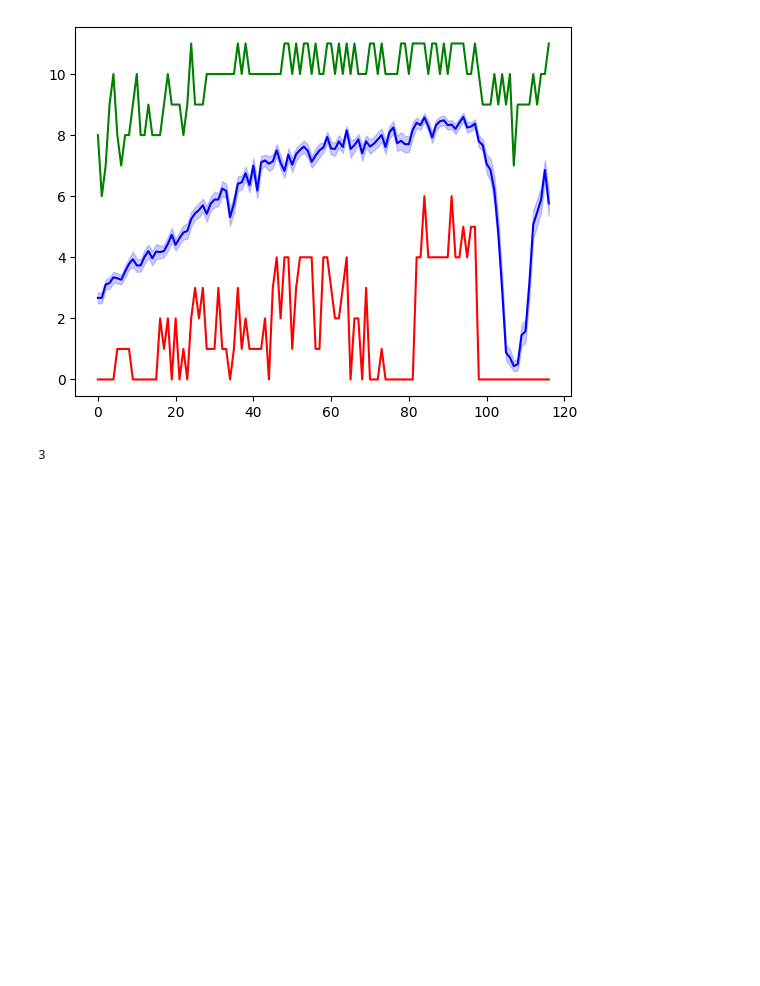
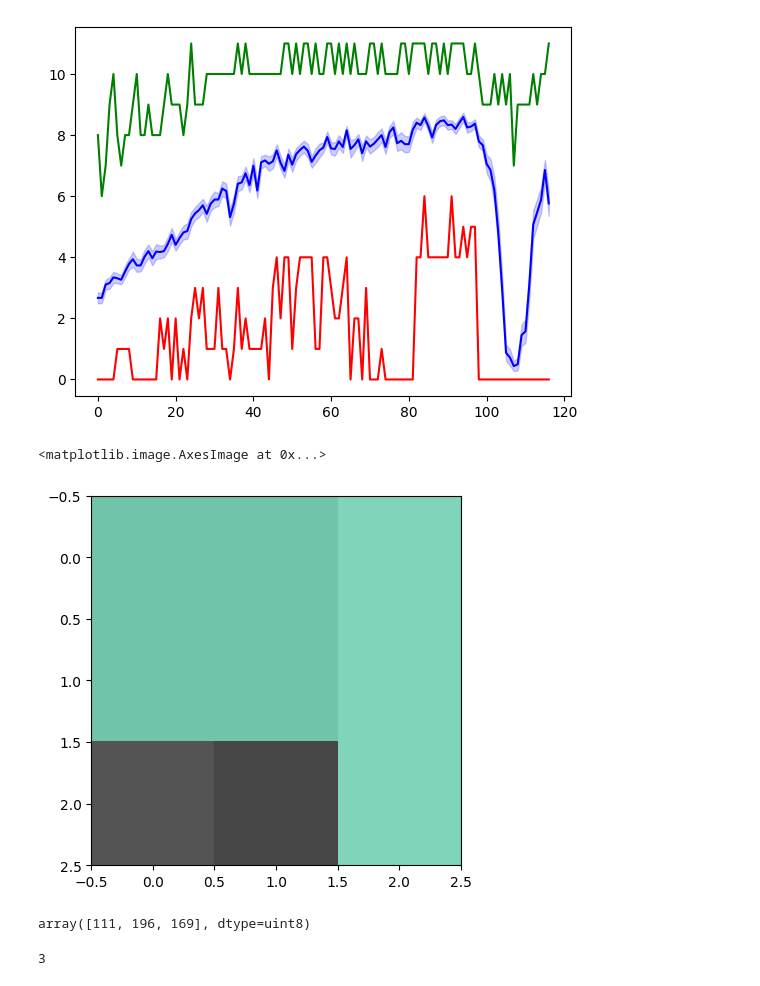
Before and after one commit to akarshkumar0101/exploration-generalization, a Jupyter notebook: exploration_distillation/exploration_distillation.ipynb, the cells around one changed output. Cells and saved outputs as stored; diff of their text form; code cells hidden in the pictures; blank space fills up the shorter version.

```diff
--- a/exploration_distillation/exploration_distillation.ipynb
+++ b/exploration_distillation/exploration_distillation.ipynb
@@ -235,6 +145,15 @@ OutOfMemoryError: CUDA out of memory. Tried to allocate 3.00 GiB (GPU 0; 11.90 G
 plot_rewards(env)
 # %% [output]
 [figure]
+# %%
+plt.imshow(env.envs[0].first_obs[35: 38, 10:13])
+# %% [output]
+<matplotlib.image.AxesImage at 0x...>
+[figure, added]
+# %%
+env.envs[0].first_obs[35: 38, 10:13][1, 1]
+# %% [output]
+array([111, 196, 169], dtype=uint8)
 # %%
 np.argmax([np.max(e.past_returns) for e in env.envs])
 # %% [output]
```
Also changed, not shown: parts of 30 cells of this notebook, 2 other files.
